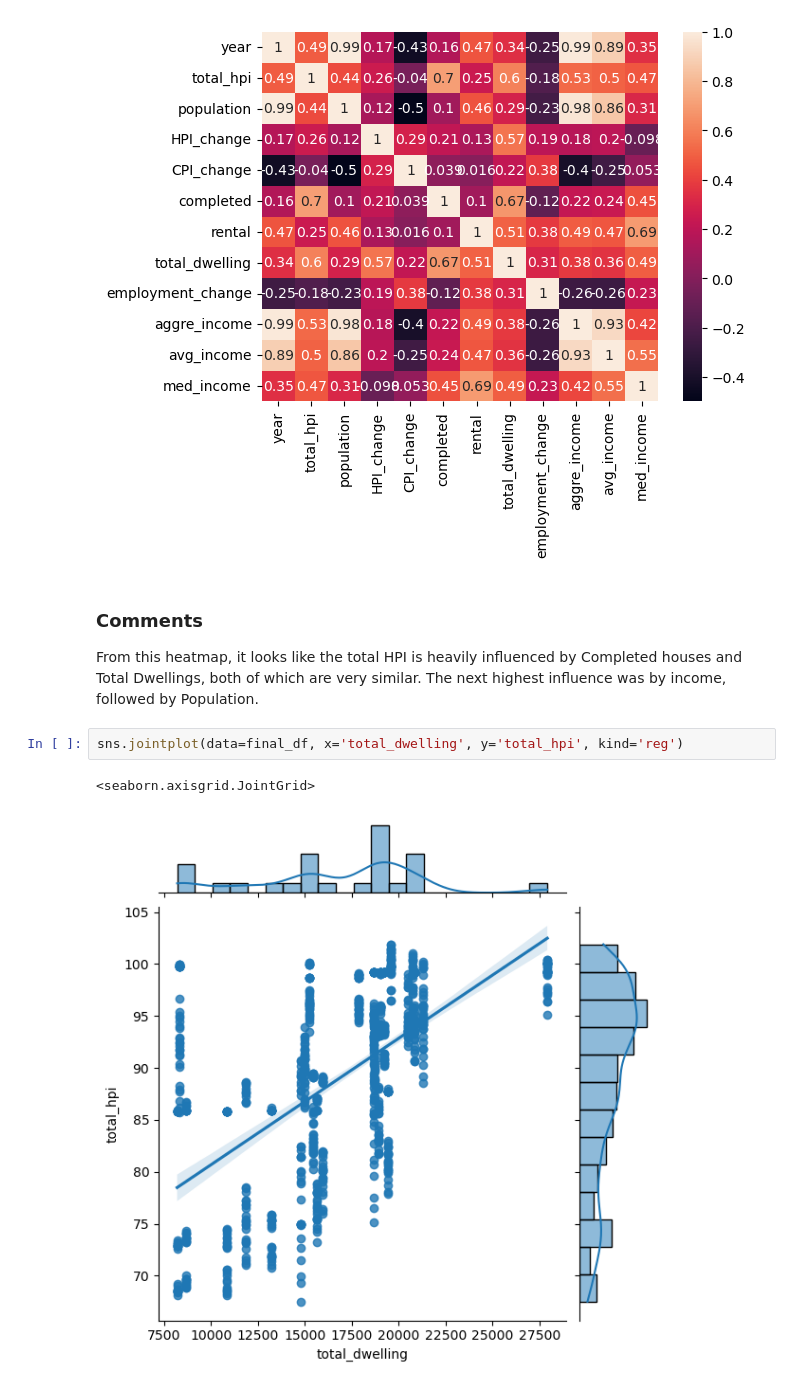
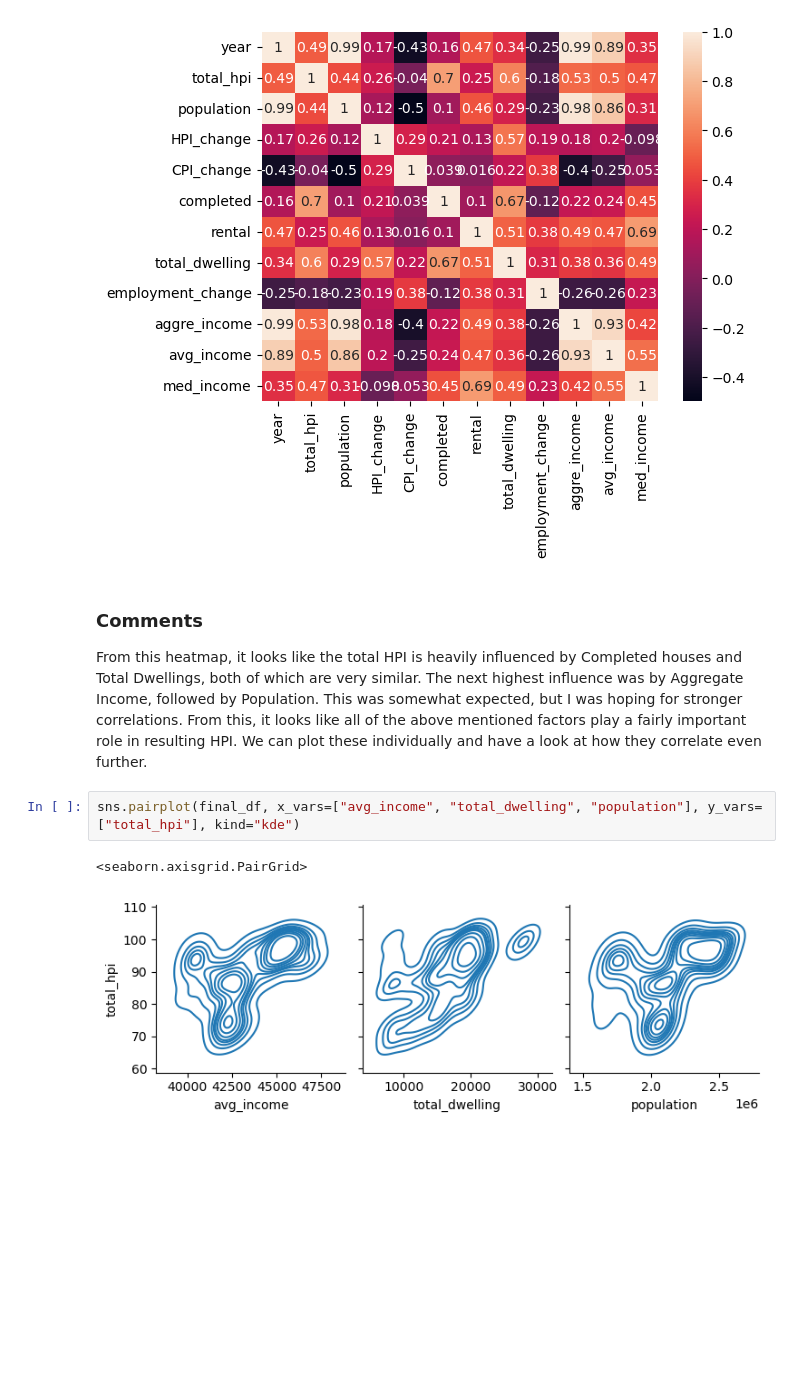
Before and after one commit to ubco-W2022T1-cosc301/group13, a Jupyter notebook: notebooks/analysis1.ipynb, the cells around one changed output. Drawn from its saved outputs; the diff is of its cells as text; blank space fills up the shorter version.

Commit message:
Graphs and comments completed

```diff
--- a/notebooks/analysis1.ipynb
+++ b/notebooks/analysis1.ipynb
@@ -166,9 +180,9 @@ sns.heatmap(final_df.corr(), annot=True)
 [figure]
 # %% [markdown]
 ### Comments
-From this heatmap, it looks like the total HPI is heavily influenced by Completed houses and Total Dwellings, both of which are very similar. The next highest influence was by income, followed by Population.
+From this heatmap, it looks like the total HPI is heavily influenced by Completed houses and Total Dwellings, both of which are very similar. The next highest influence was by Aggregate Income, followed by Population. This was somewhat expected, but I was hoping for stronger correlations. From this, it looks like all of the above mentioned factors play a fairly important role in resulting HPI. We can plot these individually and have a look at how they correlate even further.
 # %%
-sns.jointplot(data=final_df, x='total_dwelling', y='total_hpi', kind='reg')
+sns.pairplot(final_df, x_vars=["avg_income", "total_dwelling", "population"], y_vars=["total_hpi"], kind="kde")
 # %% [output]
-<seaborn.axisgrid.JointGrid>
+<seaborn.axisgrid.PairGrid>
-[figure, old version]
+[figure, new version]
```
Also changed, not shown: parts of 10 cells of this notebook.
